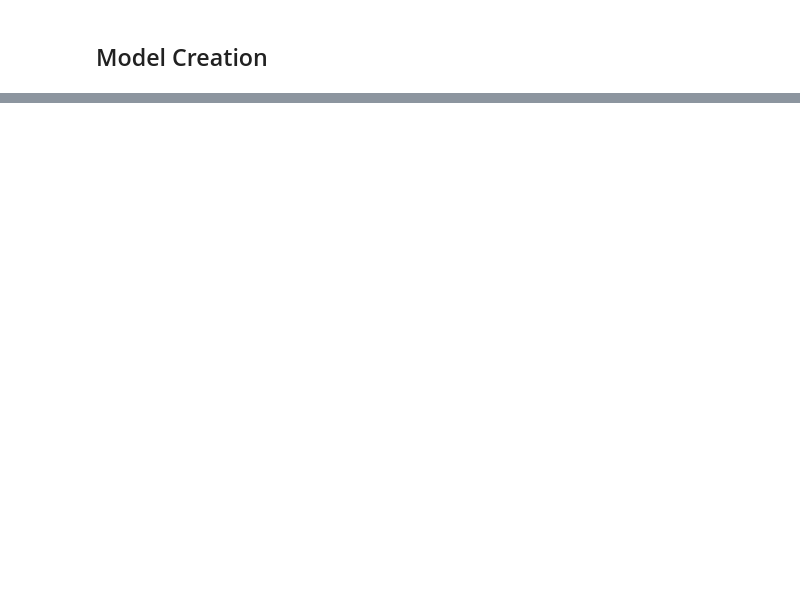
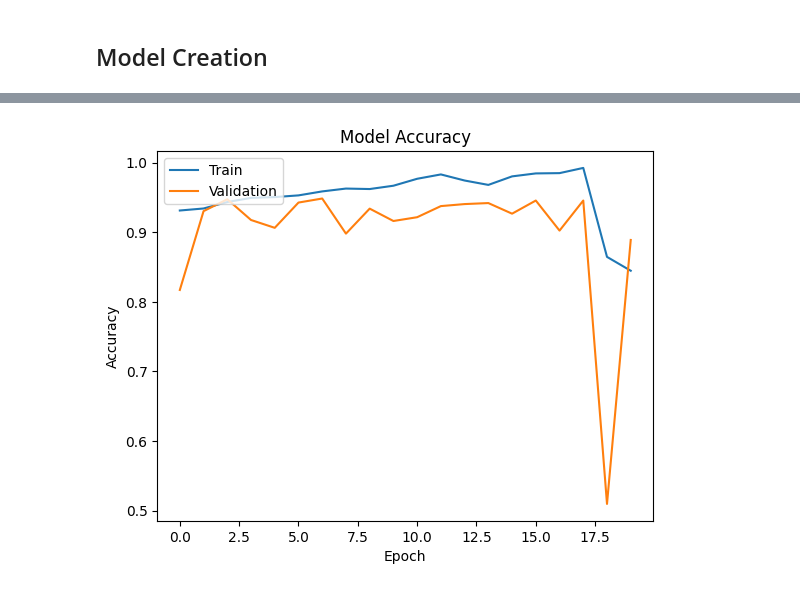
Before and after one commit to ShoaibHoque/Malaria_Detection_CNN, a Jupyter notebook: Malaria_Detection.ipynb, the cells around one changed output, grey strips where cells are left out. Cells and saved outputs as stored; diff of their text form; code cells hidden in the pictures; blank space fills up the shorter version.

Commit message:
Trained model

```diff
--- a/Malaria_Detection.ipynb
+++ b/Malaria_Detection.ipynb
@@ -83,19 +84,28 @@ for image, label in train_dataset.take(1):
 # %%
 train_dataset = train_dataset.shuffle(buffer_size = 8, reshuffle_each_iteration=True).batch(batch_size).prefetch(tf.data.AUTOTUNE)
-val_dataset = val_dataset.batch(batch_size)
+val_dataset = val_dataset.shuffle(buffer_size = 8, reshuffle_each_iteration=True).batch(batch_size).prefetch(tf.data.AUTOTUNE)
 test_dataset = test_dataset.batch(batch_size)
 # %% [markdown]
 ## Model Creation
 # %%
 model = tf.keras.Sequential([ InputLayer(input_shape=(iamge_size, iamge_size, 3)),
-                             Conv2D(filters = 6, kernel_size = 5, strides = 1, padding = 'valid', activation = 'sigmoid'),
+                             Conv2D(filters = 6, kernel_size = 3, strides = 1, padding = 'valid', activation = 'relu'),
+                             BatchNormalization(),
                              MaxPooling2D(pool_size = 2, strides = 2),
-                             Conv2D(filters = 16, kernel_size = 5, strides = 1, padding = 'valid', activation = 'sigmoid'),
-                             MaxPooling2D(pool_size = 2, strides = 2),
-                             Flatten(),
-                             Dense(units = 100, activation = 'sigmoid'),
-                             Dense(units = 10, activation = 'sigmoid'),
-                             Dense(units = 2, activation = 'sigmoid'),
+
+
+                            Conv2D(filters = 16, kernel_size = 3, strides = 1, padding = 'valid', activation = 'relu'),
+                            BatchNormalization(),
+                            MaxPooling2D(pool_size = 2, strides = 2),
+
+                            Flatten(),
+
+                             Dense(units = 100, activation = 'relu'),
+                             BatchNormalization(),
+                             Dense(units = 10, activation = 'relu'),
+                             BatchNormalization(),
+
+                             Dense(units = 1, activation = 'sigmoid'),
 ])
 
 model.summary()
@@ -119 +129,5 @@ Non-trainable params: 0 (0.00 Byte)
 _________________________________________________________________
+# %%
+model.compile(optimizer = Adam(learning_rate = 0.01), loss = BinaryCrossentropy(), metrics = ['accuracy'])
+# %%
+history = model.fit(train_dataset, epochs = 20, validation_data = val_dataset, verbose=1)
@@ -119,0 +152,10 @@ _________________________________________________________________
+# %%
+plt.plot(history.history['accuracy'])
+plt.plot(history.history['val_accuracy'])
+plt.title('Model Accuracy')
+plt.ylabel('Accuracy')
+plt.xlabel('Epoch')
+plt.legend(['Train', 'Validation'], loc = 'upper left')
+plt.show()
+# %% [output]
+[figure, added]
```
Also changed, not shown: parts of 7 cells of this notebook.
